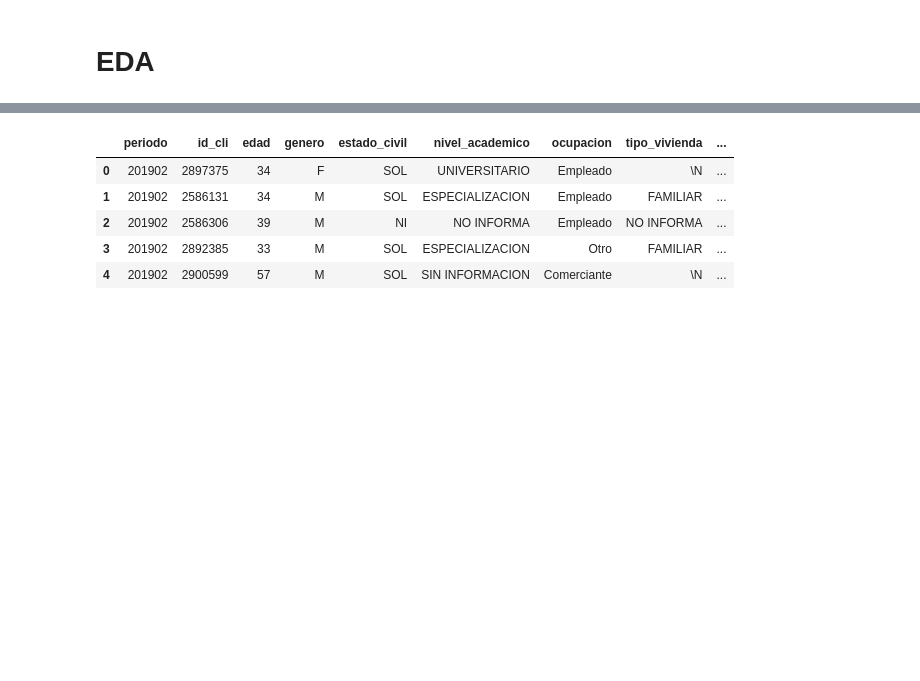
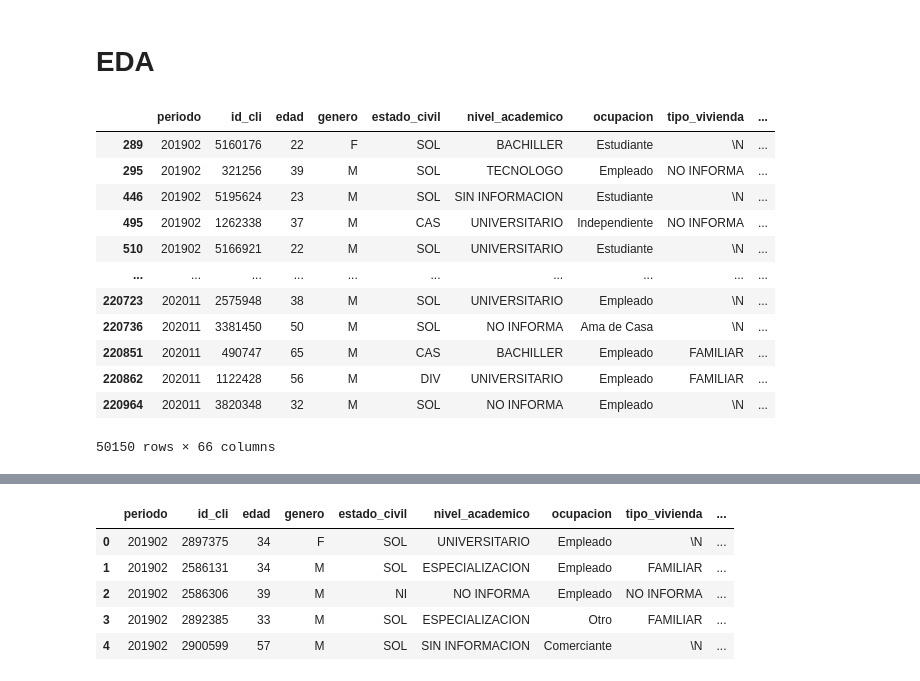
Before and after one commit to abdala9512/bc-dataton, a Jupyter notebook: notebooks/edad_miguel.ipynb, the cells around one changed output, grey strips where cells are left out. Drawn from its saved outputs; the diff is of its cells as text; code cells hidden in the pictures; blank space fills up the shorter version.

```diff
--- a/notebooks/edad_miguel.ipynb
+++ b/notebooks/edad_miguel.ipynb
@@ -95,0 +99,16 @@ bc_dataframe['cat_edad'] = np.where(bc_dataframe['edad'] < 30, "M30",
+# %%
+bc_dataframe[bc_dataframe['gasto_pct'] > 2]
+# %% [output]
+|  | periodo | id_cli | edad | genero | estado_civil | nivel_academico | ocupacion | tipo_vivienda | ... |
+| 289 | 201902 | 5160176 | 22 | F | SOL | BACHILLER | Estudiante | \N | ... |
+| 295 | 201902 | 321256 | 39 | M | SOL | TECNOLOGO | Empleado | NO INFORMA | ... |
+| 446 | 201902 | 5195624 | 23 | M | SOL | SIN INFORMACION | Estudiante | \N | ... |
+| 495 | 201902 | 1262338 | 37 | M | CAS | UNIVERSITARIO | Independiente | NO INFORMA | ... |
+| 510 | 201902 | 5166921 | 22 | M | SOL | UNIVERSITARIO | Estudiante | \N | ... |
+| ... | ... | ... | ... | ... | ... | ... | ... | ... | ... |
+| 220723 | 202011 | 2575948 | 38 | M | SOL | UNIVERSITARIO | Empleado | \N | ... |
+| 220736 | 202011 | 3381450 | 50 | M | SOL | NO INFORMA | Ama de Casa | \N | ... |
+| 220851 | 202011 | 490747 | 65 | M | CAS | BACHILLER | Empleado | FAMILIAR | ... |
+| 220862 | 202011 | 1122428 | 56 | M | DIV | UNIVERSITARIO | Empleado | FAMILIAR | ... |
+| 220964 | 202011 | 3820348 | 32 | M | SOL | NO INFORMA | Empleado | \N | ... |
+50150 rows × 66 columns
```
Also changed, not shown: parts of 5 cells of this notebook, 2 other files.
